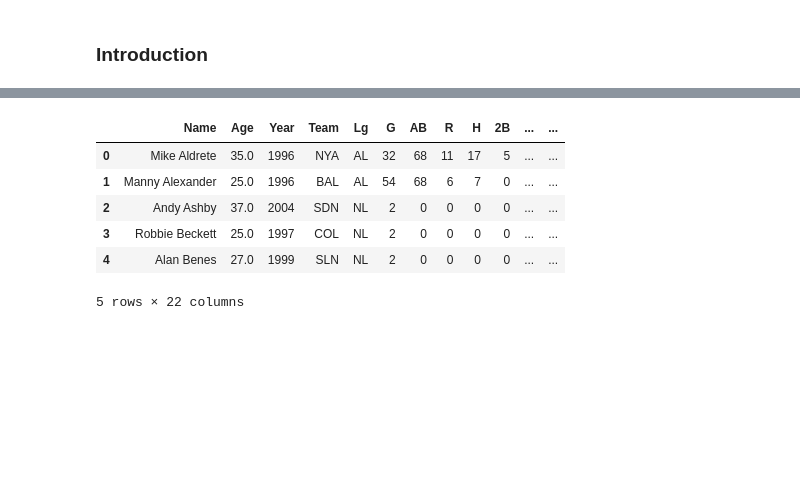
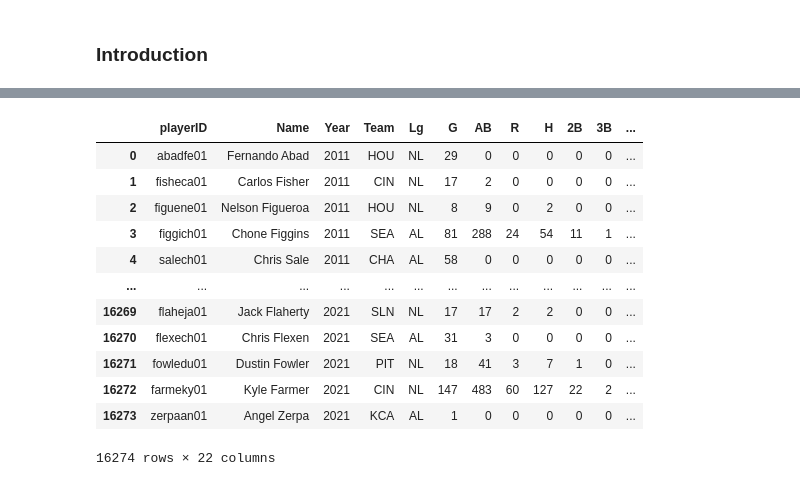
Before and after one commit to cjemm10/cjemm10, a Jupyter notebook: index.ipynb, the cells around one changed output, grey strips where cells are left out. Cells and saved outputs as stored; diff of their text form; code cells hidden in the pictures; blank space fills up the shorter version.

Commit message:
Advanced data and salaries

```diff
--- a/index.ipynb
+++ b/index.ipynb
@@ -7,5 +7,9 @@ import pandas as pd
 import numpy as np
 from matplotlib import pyplot as plt
 import matplotlib.ticker as mticker
+import requests
+from bs4 import BeautifulSoup
+
+pd.set_option('display.max_columns', None)
 # %% [markdown]
 ### Introduction
@@ -16,58 +41,52 @@ Baseball.
 # %%
 # Create dataframe of player information like name and age
 player_table = pd.read_csv('tables/People.csv')
 shortened_player = player_table[['playerID','nameFirst', 'nameLast', 'birthYear']]
 shortened_player = shortened_player.assign(Name = shortened_player.nameFirst.str.cat(shortened_player.nameLast,sep=' '))
 shortened_player = shortened_player[['playerID', 'Name', 'birthYear']]
 
 # Create dataframe of batting statistics
 batting_table = pd.read_csv('tables/Batting.csv')
-batting_table = batting_table[batting_table.yearID > 1995]
-
-# Create dataframe of pitching statistics
-pitching_table = pd.read_csv('tables/Pitching.csv')
-pitching_table = pitching_table[pitching_table.yearID > 1995]
-
-# Shorten the pitching dataframe to only have playerID, yearID, teamID, and BFP (batter's faced)
-shortened_pitching = pitching_table[['playerID', 'yearID', 'teamID','BFP']]
-
-# Combine the shortened pitching table with the batting table and only include rows where
-# the player faced less than 10 batters (likely means that they are primarily a batter
-both = pd.merge(batting_table, shortened_pitching, on=['playerID', 'yearID', 'teamID'])
+batting_table = batting_table[batting_table.yearID > 2010]
 
 # Combine the pitching and batting stats
-batting_shortened_pitching_table = pd.merge(both, shortened_player, on='playerID')
-
-# Shohei Ohtani is the game's only true 2-way player. Since pitchers normally are terrible at hitting,
-# we want to focus only on players who don't pitch (and just bat). To do this, we are going to remove all rows
-# that have over 10 batters faced for the year. I made a limit at 10 because sometimes position players do pitch
-# if the game is a blow-out or goes into extra innings. Since Shohei is excellent at batting and pitching, and does both,
-# we needed to store his rows so we can add them back to the table after removing pitchers from the table.
-shohei = batting_shortened_pitching_table[batting_shortened_pitching_table.Name == 'Shohei Ohtani']
-full_batting = batting_shortened_pitching_table[batting_shortened_pitching_table.BFP < 10]
-
-# Add the data fro Shohei onto the full batting table
-full_batting = pd.concat([full_batting, shohei], axis=0)
+batting_table = pd.merge(batting_table, shortened_player, on='playerID')
 
 # Rename columns
-full_batting = full_batting.rename(columns={'teamID':'Team', 'lgID':'Lg', 'yearID':'Year'})
-
-# Calculate the age of a player for the given season and add it to a new column
-full_batting = full_batting.assign(Age = full_batting.Year - full_batting.birthYear)
+batting_table = batting_table.rename(columns={'teamID':'Team', 'lgID':'Lg', 'yearID':'Year'})
 
 # Grabbing only needed columns
-full_batting = full_batting[['Name', 'Age', 'Year','Team', 'Lg', 'G', 'AB', 'R', 'H', '2B', '3B', 'HR', 'RBI', 'SB', \
+batting_table = batting_table[['playerID', 'Name', 'Year','Team', 'Lg', 'G', 'AB', 'R', 'H', '2B', '3B', 'HR', 'RBI', 'SB', \
                              'CS', 'BB', 'SO', 'IBB', 'HBP', 'SH', 'SF', 'GIDP']]
 
-# Resetting the index
-full_batting = full_batting.reset_index(drop=True)
+# Changing columns to be ints instead of floats
+#full_batting.Age = full_batting.Age.astype(int)
+batting_table.RBI = batting_table.RBI.astype(int)
+batting_table.SB = batting_table.SB.astype(int)
+batting_table.CS = batting_table.CS.astype(int)
+batting_table.SO = batting_table.SO.astype(int)
+batting_table.IBB = batting_table.IBB.astype(int)
+batting_table.HBP = batting_table.HBP.astype(int)
+batting_table.SH = batting_table.SH.astype(int)
+batting_table.SF = batting_table.SF.astype(int)
+batting_table.GIDP = batting_table.GIDP.astype(int)
 
-full_batting.head()
+# Sort by year and then reset the index
+batting_table = batting_table.sort_values('Year')
+batting_table = batting_table.reset_index(drop=True)
+
+batting_table
 # %% [output]
-|  | Name | Age | Year | Team | Lg | G | AB | R | H | 2B | ... | ... |
-| 0 | Mike Aldrete | 35.0 | 1996 | NYA | AL | 32 | 68 | 11 | 17 | 5 | ... | ... |
-| 1 | Manny Alexander | 25.0 | 1996 | BAL | AL | 54 | 68 | 6 | 7 | 0 | ... | ... |
-| 2 | Andy Ashby | 37.0 | 2004 | SDN | NL | 2 | 0 | 0 | 0 | 0 | ... | ... |
-| 3 | Robbie Beckett | 25.0 | 1997 | COL | NL | 2 | 0 | 0 | 0 | 0 | ... | ... |
-| 4 | Alan Benes | 27.0 | 1999 | SLN | NL | 2 | 0 | 0 | 0 | 0 | ... | ... |
+|  | playerID | Name | Year | Team | Lg | G | AB | R | H | 2B | 3B | ... |
+| 0 | abadfe01 | Fernando Abad | 2011 | HOU | NL | 29 | 0 | 0 | 0 | 0 | 0 | ... |
+| 1 | fisheca01 | Carlos Fisher | 2011 | CIN | NL | 17 | 2 | 0 | 0 | 0 | 0 | ... |
+| 2 | figuene01 | Nelson Figueroa | 2011 | HOU | NL | 8 | 9 | 0 | 2 | 0 | 0 | ... |
+| 3 | figgich01 | Chone Figgins | 2011 | SEA | AL | 81 | 288 | 24 | 54 | 11 | 1 | ... |
+| 4 | salech01 | Chris Sale | 2011 | CHA | AL | 58 | 0 | 0 | 0 | 0 | 0 | ... |
+| ... | ... | ... | ... | ... | ... | ... | ... | ... | ... | ... | ... | ... |
+| 16269 | flaheja01 | Jack Flaherty | 2021 | SLN | NL | 17 | 17 | 2 | 2 | 0 | 0 | ... |
+| 16270 | flexech01 | Chris Flexen | 2021 | SEA | AL | 31 | 3 | 0 | 0 | 0 | 0 | ... |
+| 16271 | fowledu01 | Dustin Fowler | 2021 | PIT | NL | 18 | 41 | 3 | 7 | 1 | 0 | ... |
+| 16272 | farmeky01 | Kyle Farmer | 2021 | CIN | NL | 147 | 483 | 60 | 127 | 22 | 2 | ... |
+| 16273 | zerpaan01 | Angel Zerpa | 2021 | KCA | AL | 1 | 0 | 0 | 0 | 0 | 0 | ... |
-5 rows × 22 columns
+16274 rows × 22 columns
```
Also changed, not shown: parts of 29 cells of this notebook.
